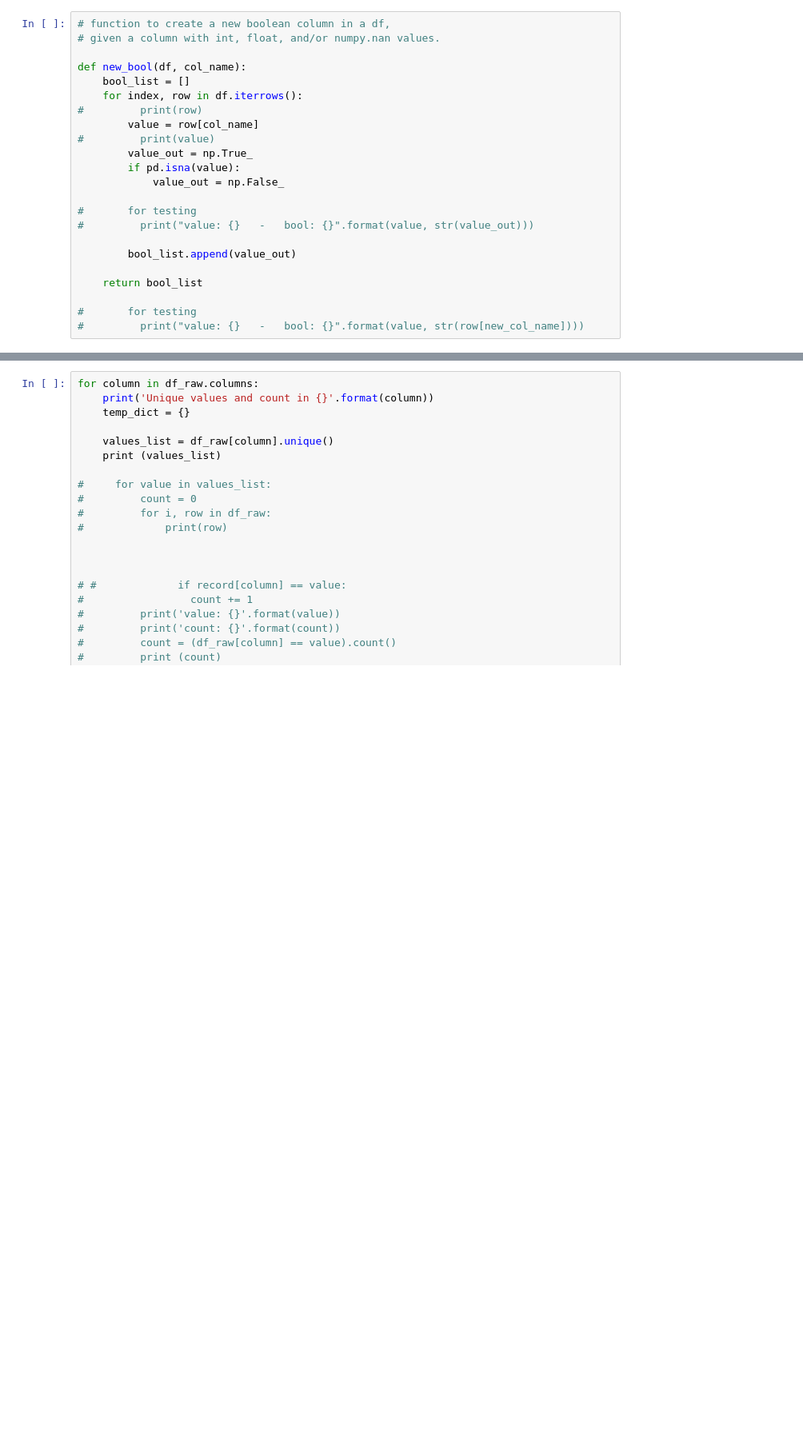
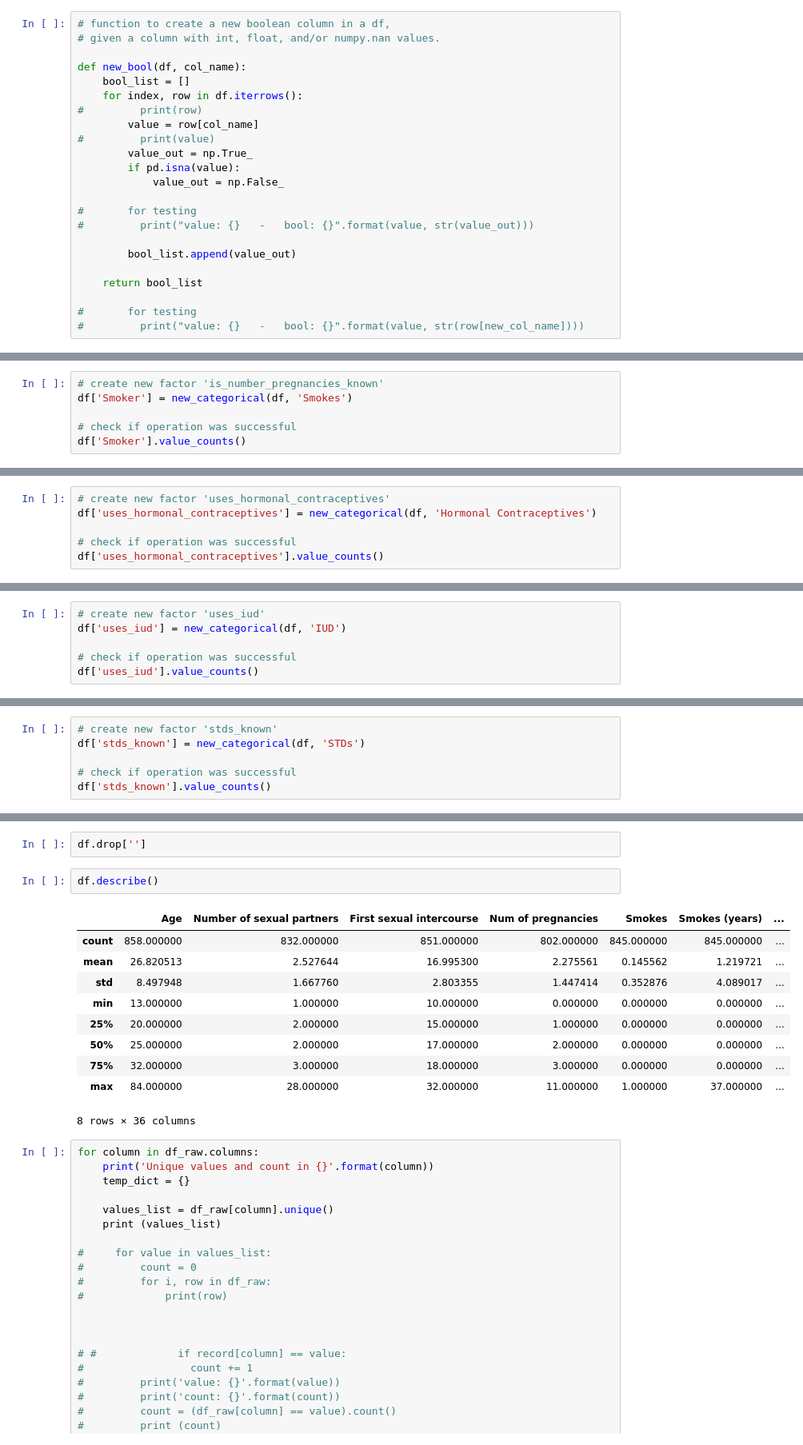
Before and after one commit to giorosati/dsc-3-final-project-online-ds-pt-100118, a Jupyter notebook: student.ipynb, the cells around one changed output, grey strips where cells are left out. Shown: that part at 80% size. Saved outputs shown, nothing was run; the diff lists cells and outputs as text; blank space fills up the shorter version.

Commit message:
categorical function added

```diff
--- a/student.ipynb
+++ b/student.ipynb
@@ -240,0 +270,6 @@ Name: is_number_partners_known, dtype: int64
+# %%
+# create new factor 'is_number_pregnancies_known'
+df['Smoker'] = new_categorical(df, 'Smokes')
+
+# check if operation was successful
+df['Smoker'].value_counts()
@@ -240,0 +281,6 @@ Name: is_number_partners_known, dtype: int64
+# %%
+# create new factor 'uses_hormonal_contraceptives'
+df['uses_hormonal_contraceptives'] = new_categorical(df, 'Hormonal Contraceptives')
+
+# check if operation was successful
+df['uses_hormonal_contraceptives'].value_counts()
@@ -240,0 +292,6 @@ Name: is_number_partners_known, dtype: int64
+# %%
+# create new factor 'uses_iud'
+df['uses_iud'] = new_categorical(df, 'IUD')
+
+# check if operation was successful
+df['uses_iud'].value_counts()
@@ -240,0 +303,6 @@ Name: is_number_partners_known, dtype: int64
+# %%
+# create new factor 'stds_known'
+df['stds_known'] = new_categorical(df, 'STDs')
+
+# check if operation was successful
+df['stds_known'].value_counts()
@@ -241,3 +350,18 @@ Name: is_number_partners_known, dtype: int64
+# %%
+df.drop['']
+# %%
+df.describe()
+# %% [output]
+|  | Age | Number of sexual partners | First sexual intercourse | Num of pregnancies | Smokes | Smokes (years) | ... |
+| count | 858.000000 | 832.000000 | 851.000000 | 802.000000 | 845.000000 | 845.000000 | ... |
+| mean | 26.820513 | 2.527644 | 16.995300 | 2.275561 | 0.145562 | 1.219721 | ... |
+| std | 8.497948 | 1.667760 | 2.803355 | 1.447414 | 0.352876 | 4.089017 | ... |
+| min | 13.000000 | 1.000000 | 10.000000 | 0.000000 | 0.000000 | 0.000000 | ... |
+| 25% | 20.000000 | 2.000000 | 15.000000 | 1.000000 | 0.000000 | 0.000000 | ... |
+| 50% | 25.000000 | 2.000000 | 17.000000 | 2.000000 | 0.000000 | 0.000000 | ... |
+| 75% | 32.000000 | 3.000000 | 18.000000 | 3.000000 | 0.000000 | 0.000000 | ... |
+| max | 84.000000 | 28.000000 | 32.000000 | 11.000000 | 1.000000 | 37.000000 | ... |
+8 rows × 36 columns
 # %%
 for column in df_raw.columns:
     print('Unique values and count in {}'.format(column))
```
Also changed, not shown: parts of 16 cells of this notebook, 1 other file.
